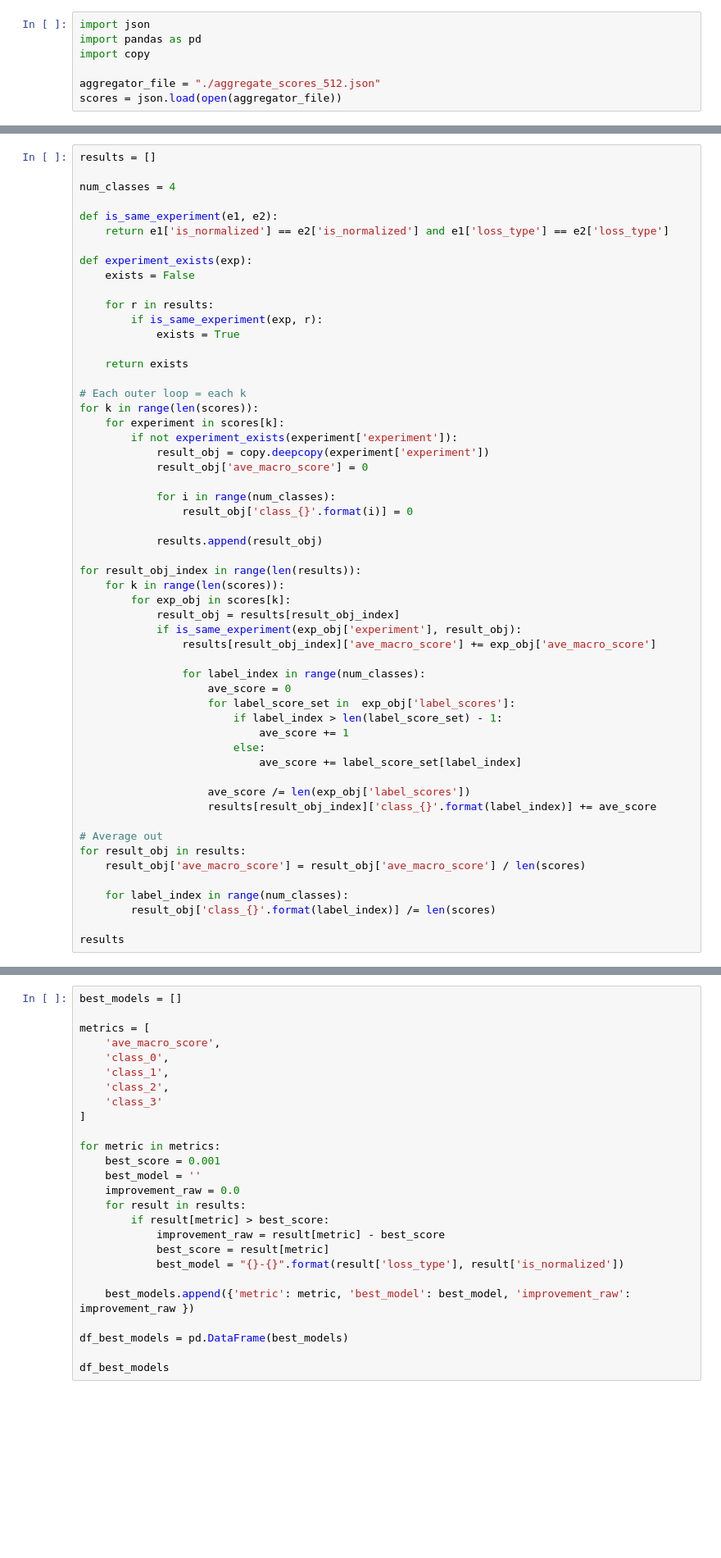
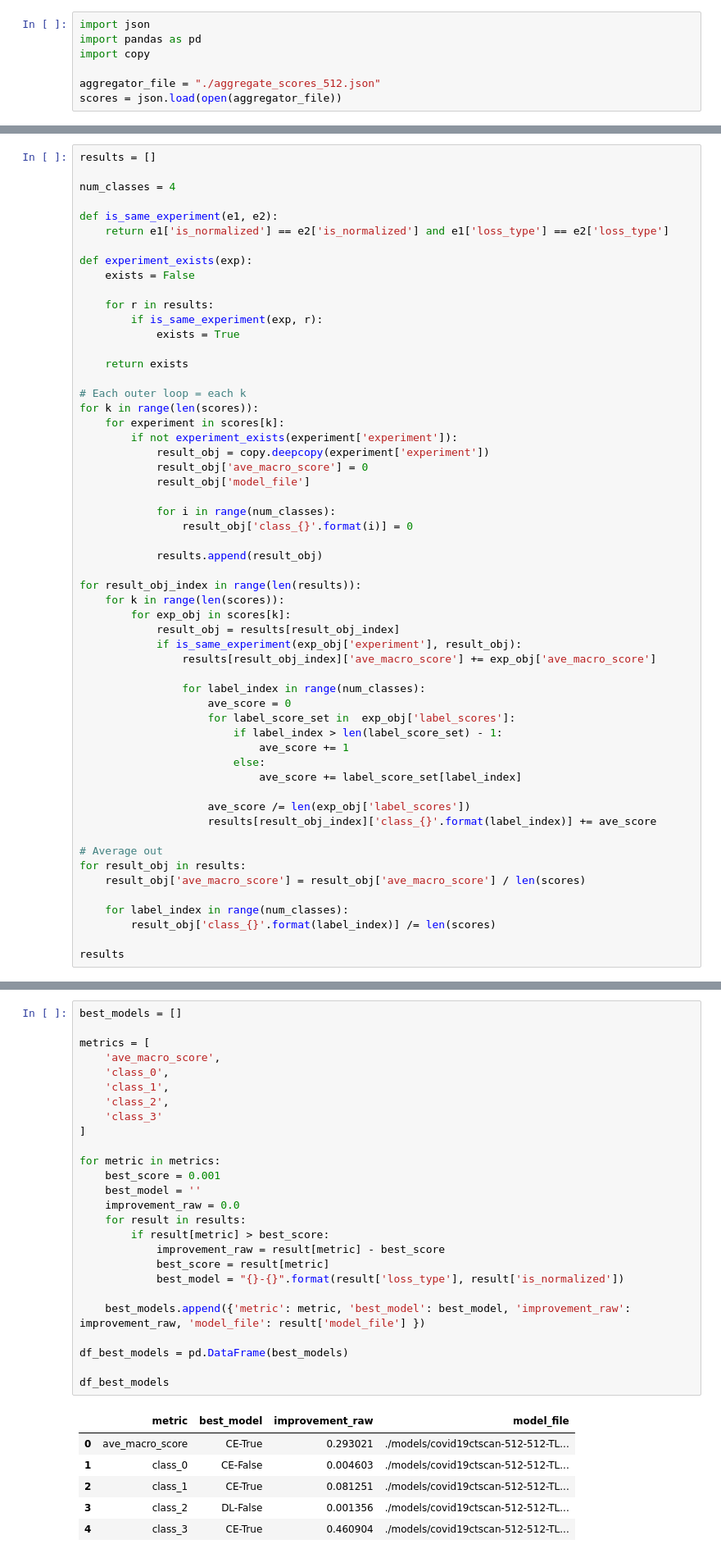
Before and after one commit to ralampay/pyunet, a Jupyter notebook: notebooks/Visualization of Score Aggregates for Covid19CTScan.ipynb, the cells around one changed output, grey strips where cells are left out. Shown at 82% size. Saved outputs shown, nothing was run; the diff lists cells and outputs as text; blank space fills up the shorter version.

```diff
--- a/notebooks/Visualization of Score Aggregates for Covid19CTScan.ipynb
+++ b/notebooks/Visualization of Score Aggregates for Covid19CTScan.ipynb
@@ -30,6 +32,7 @@ for k in range(len(scores)):
         if not experiment_exists(experiment['experiment']):
             result_obj = copy.deepcopy(experiment['experiment'])
             result_obj['ave_macro_score'] = 0
+            result_obj['model_file']
 
             for i in range(num_classes):
                 result_obj['class_{}'.format(i)] = 0
@@ -78,26 +109,33 @@ ax = df.plot.bar(rot=0)
 # %%
 best_models = []
 
 metrics = [
     'ave_macro_score',
     'class_0',
     'class_1',
     'class_2',
     'class_3'
 ]
 
 for metric in metrics:
     best_score = 0.001
     best_model = ''
     improvement_raw = 0.0
     for result in results:
         if result[metric] > best_score:
             improvement_raw = result[metric] - best_score
             best_score = result[metric]
             best_model = "{}-{}".format(result['loss_type'], result['is_normalized'])
 
-    best_models.append({'metric': metric, 'best_model': best_model, 'improvement_raw': improvement_raw })
+    best_models.append({'metric': metric, 'best_model': best_model, 'improvement_raw': improvement_raw, 'model_file': result['model_file'] })
 
 df_best_models = pd.DataFrame(best_models)
 
 df_best_models
+# %% [output]
+|  | metric | best_model | improvement_raw | model_file |
+| 0 | ave_macro_score | CE-True | 0.293021 | ./models/covid19ctscan-512-512-TL... |
+| 1 | class_0 | CE-False | 0.004603 | ./models/covid19ctscan-512-512-TL... |
+| 2 | class_1 | CE-True | 0.081251 | ./models/covid19ctscan-512-512-TL... |
+| 3 | class_2 | DL-False | 0.001356 | ./models/covid19ctscan-512-512-TL... |
+| 4 | class_3 | CE-True | 0.460904 | ./models/covid19ctscan-512-512-TL... |
```
Also changed, not shown: parts of 5 cells of this notebook, 30 other files.
